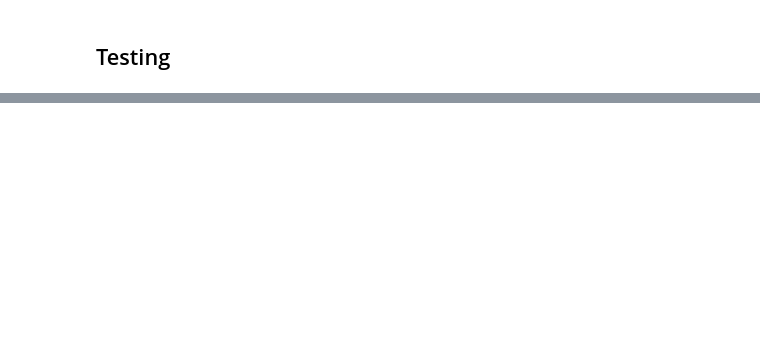
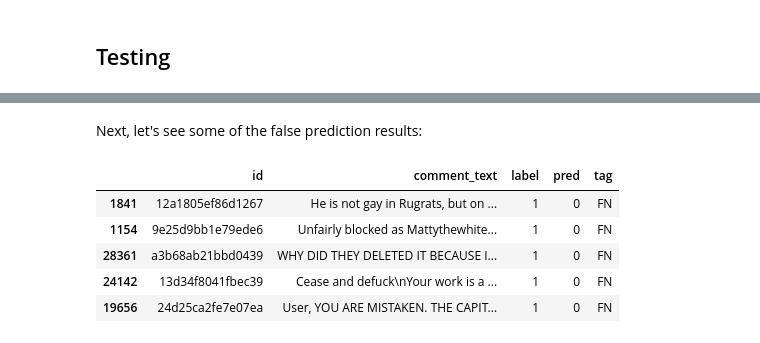
Before and after one commit to irsa-ashraf/toxic-language-filter, a Jupyter notebook: yifu/cnn/cnn_model.ipynb, the cells around one changed output, grey strips where cells are left out. Drawn from its saved outputs; the diff is of its cells as text; code cells hidden in the pictures; blank space fills up the shorter version.

```diff
--- a/yifu/cnn/cnn_model.ipynb
+++ b/yifu/cnn/cnn_model.ipynb
@@ -487,0 +708,17 @@ with open('best_model_0.pkl', 'wb') as file:
+# %% [markdown]
+Next, let's see some of the false prediction results:
+# %%
+preds = get_predictions(best_model_0, test_dataloader)
+results_cnn_0 = tag_performances(preds, test_df)
+# %%
+# check some of the false negative predictions
+false_neg_cnn_0 = results_cnn_0[results_cnn_0["tag"] == "FN"]
+false_neg_cnn_0.to_csv("FN_model0.csv")
+false_neg_cnn_0.head(5)
+# %% [output]
+|  | id | comment_text | label | pred | tag |
+| 1841 | 12a1805ef86d1267 | He is not gay in Rugrats, but on ... | 1 | 0 | FN |
+| 1154 | 9e25d9bb1e79ede6 | Unfairly blocked as Mattythewhite... | 1 | 0 | FN |
+| 28361 | a3b68ab21bbd0439 | WHY DID THEY DELETED IT BECAUSE I... | 1 | 0 | FN |
+| 24142 | 13d34f8041fbec39 | Cease and defuck\nYour work is a ... | 1 | 0 | FN |
+| 19656 | 24d25ca2fe7e07ea | User, YOU ARE MISTAKEN. THE CAPIT... | 1 | 0 | FN |
```
Also changed, not shown: parts of 30 cells of this notebook, 2 other files.
